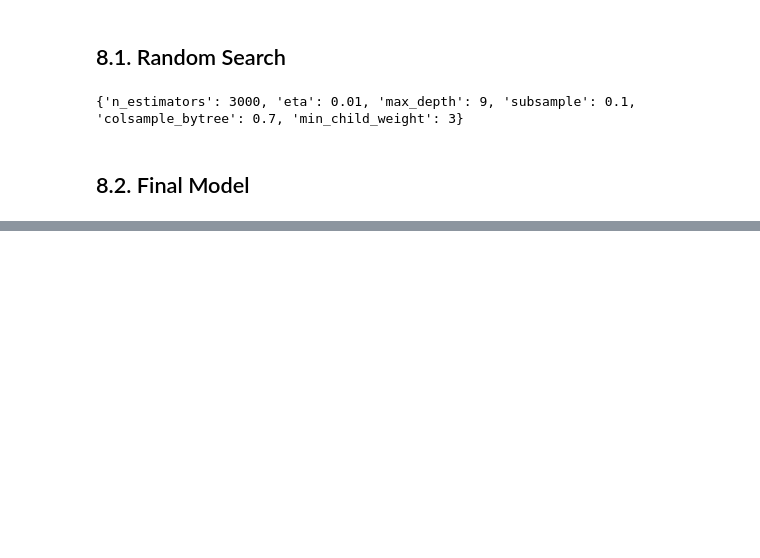
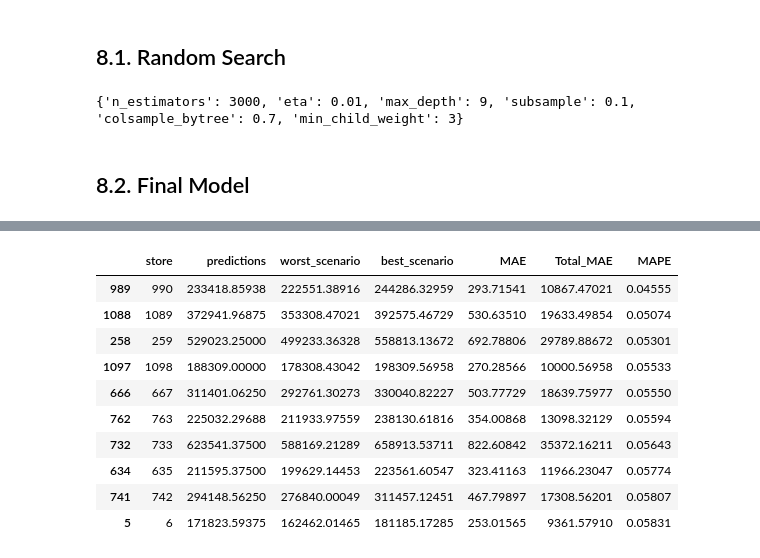
Before and after one commit to RaulBelarmino/rossman-predict-sales, a Jupyter notebook: rossman-predict-ds-em-producao.ipynb, the cells around one changed output, grey strips where cells are left out. Cells and saved outputs as stored; diff of their text form; code cells hidden in the pictures; blank space fills up the shorter version.

```diff
--- a/rossman-predict-ds-em-producao.ipynb
+++ b/rossman-predict-ds-em-producao.ipynb
@@ -1215,0 +1272,15 @@ import pickle
+# %%
+# best stores top10
+df92.sort_values('MAPE', ascending=True).head(10)
+# %% [output]
+|  | store | predictions | worst_scenario | best_scenario | MAE | Total_MAE | MAPE |
+| 989 | 990 | 233418.85938 | 222551.38916 | 244286.32959 | 293.71541 | 10867.47021 | 0.04555 |
+| 1088 | 1089 | 372941.96875 | 353308.47021 | 392575.46729 | 530.63510 | 19633.49854 | 0.05074 |
+| 258 | 259 | 529023.25000 | 499233.36328 | 558813.13672 | 692.78806 | 29789.88672 | 0.05301 |
+| 1097 | 1098 | 188309.00000 | 178308.43042 | 198309.56958 | 270.28566 | 10000.56958 | 0.05533 |
+| 666 | 667 | 311401.06250 | 292761.30273 | 330040.82227 | 503.77729 | 18639.75977 | 0.05550 |
+| 762 | 763 | 225032.29688 | 211933.97559 | 238130.61816 | 354.00868 | 13098.32129 | 0.05594 |
+| 732 | 733 | 623541.37500 | 588169.21289 | 658913.53711 | 822.60842 | 35372.16211 | 0.05643 |
+| 634 | 635 | 211595.37500 | 199629.14453 | 223561.60547 | 323.41163 | 11966.23047 | 0.05774 |
+| 741 | 742 | 294148.56250 | 276840.00049 | 311457.12451 | 467.79897 | 17308.56201 | 0.05807 |
+| 5 | 6 | 171823.59375 | 162462.01465 | 181185.17285 | 253.01565 | 9361.57910 | 0.05831 |
```
Also changed, not shown: parts of 31 cells of this notebook, 4 other files.
